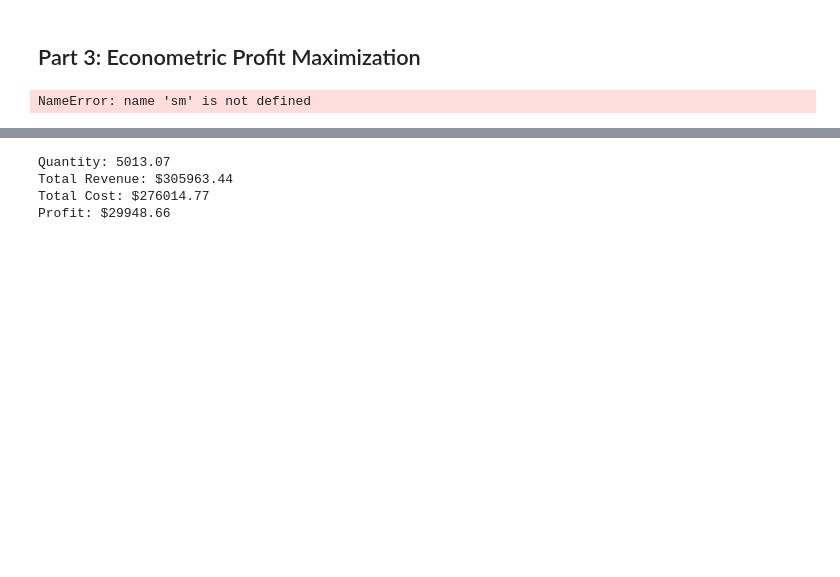
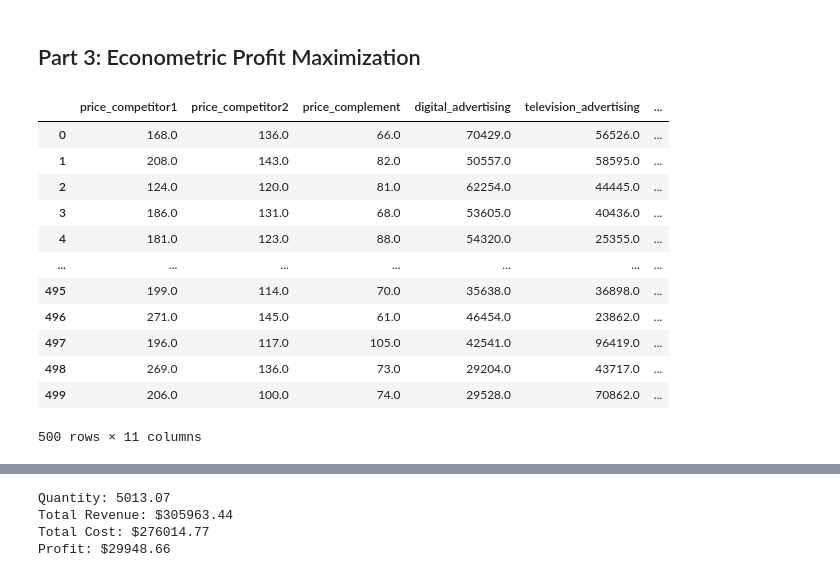
Before and after one commit to jakepenzak/blog-posts, a Jupyter notebook: Optimization/Main Driver.ipynb, the cells around one changed output, grey strips where cells are left out. Saved outputs shown, nothing was run; the diff lists cells and outputs as text; code cells hidden in the pictures; blank space fills up the shorter version.

```diff
--- a/Optimization/Main Driver.ipynb
+++ b/Optimization/Main Driver.ipynb
@@ -190,31 +199,16 @@ df['quantity_demanded'] = (10000
-# %%
-price, advertising  = sm.symbols('price advertising')
-
-price_competitor1 = 50
-price_competitor2 = 35
-price_complement = 15
-advertising_lag = 1000
-price_lag = 45
-
-
-quantity = (10000
-            +75*price_competitor1
-            +50*price_competitor2
-            -20*price_complement
-            +0.001*advertising_lag
-            -25*price_lag
-            -75*price
-            -5*price**2
-            +advertising
-            -0.00001*advertising**2)
-
-prod_cost = 40 - 0.001*quantity
-profit = price * quantity - quantity * prod_cost - advertising
-
-
-symbols = [price, advertising]
-x0 = {price:50, advertising:30000}
-
-values = newton_method(profit,symbols,x0,iterations=20)
-# %% [output]
-NameError: name 'sm' is not defined
+# %%
+df
+# %% [output]
+|  | price_competitor1 | price_competitor2 | price_complement | digital_advertising | television_advertising | ... |
+| 0 | 168.0 | 136.0 | 66.0 | 70429.0 | 56526.0 | ... |
+| 1 | 208.0 | 143.0 | 82.0 | 50557.0 | 58595.0 | ... |
+| 2 | 124.0 | 120.0 | 81.0 | 62254.0 | 44445.0 | ... |
+| 3 | 186.0 | 131.0 | 68.0 | 53605.0 | 40436.0 | ... |
+| 4 | 181.0 | 123.0 | 88.0 | 54320.0 | 25355.0 | ... |
+| ... | ... | ... | ... | ... | ... | ... |
+| 495 | 199.0 | 114.0 | 70.0 | 35638.0 | 36898.0 | ... |
+| 496 | 271.0 | 145.0 | 61.0 | 46454.0 | 23862.0 | ... |
+| 497 | 196.0 | 117.0 | 105.0 | 42541.0 | 96419.0 | ... |
+| 498 | 269.0 | 136.0 | 73.0 | 29204.0 | 43717.0 | ... |
+| 499 | 206.0 | 100.0 | 74.0 | 29528.0 | 70862.0 | ... |
+500 rows × 11 columns
```
Also changed, not shown: parts of 4 cells of this notebook.
